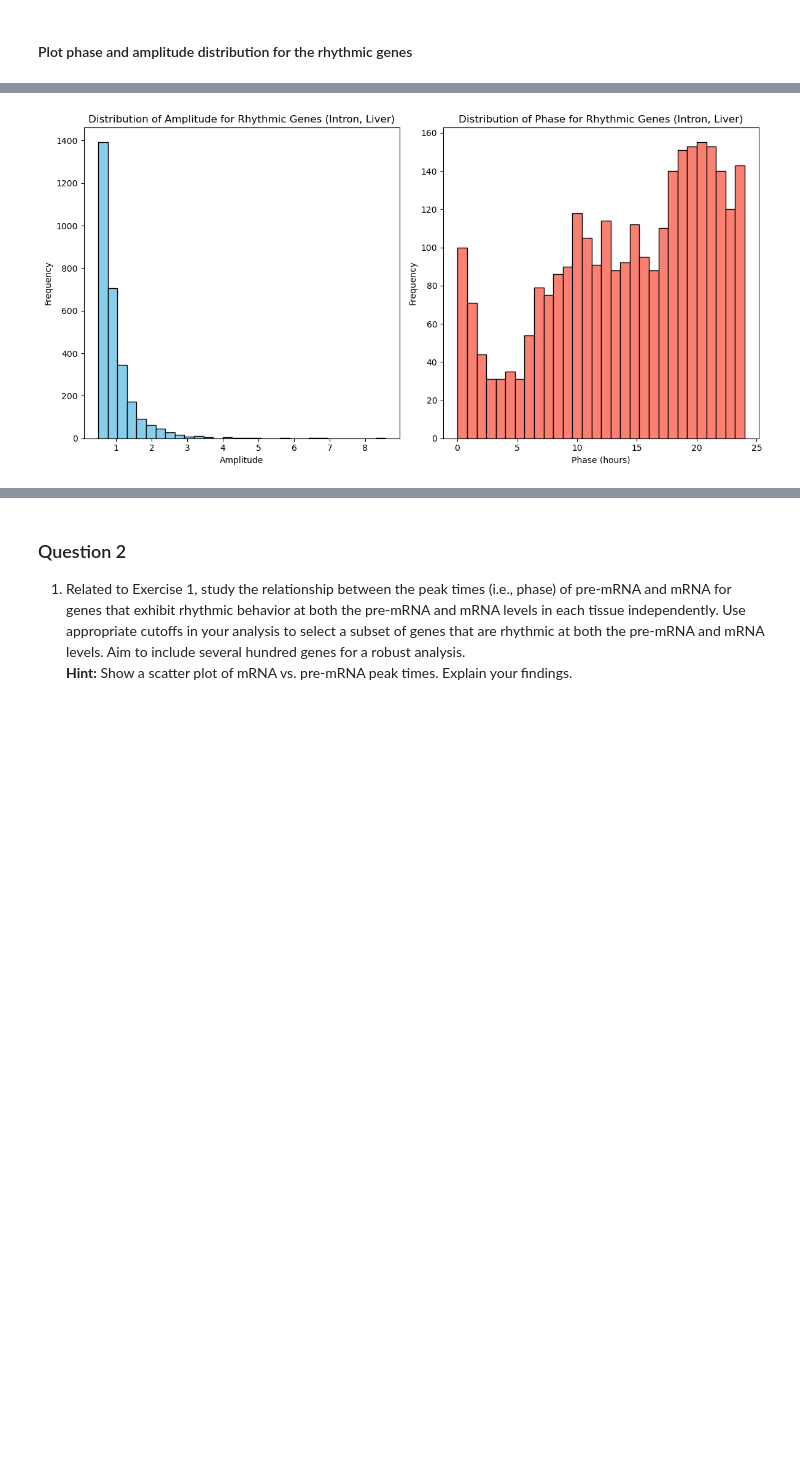
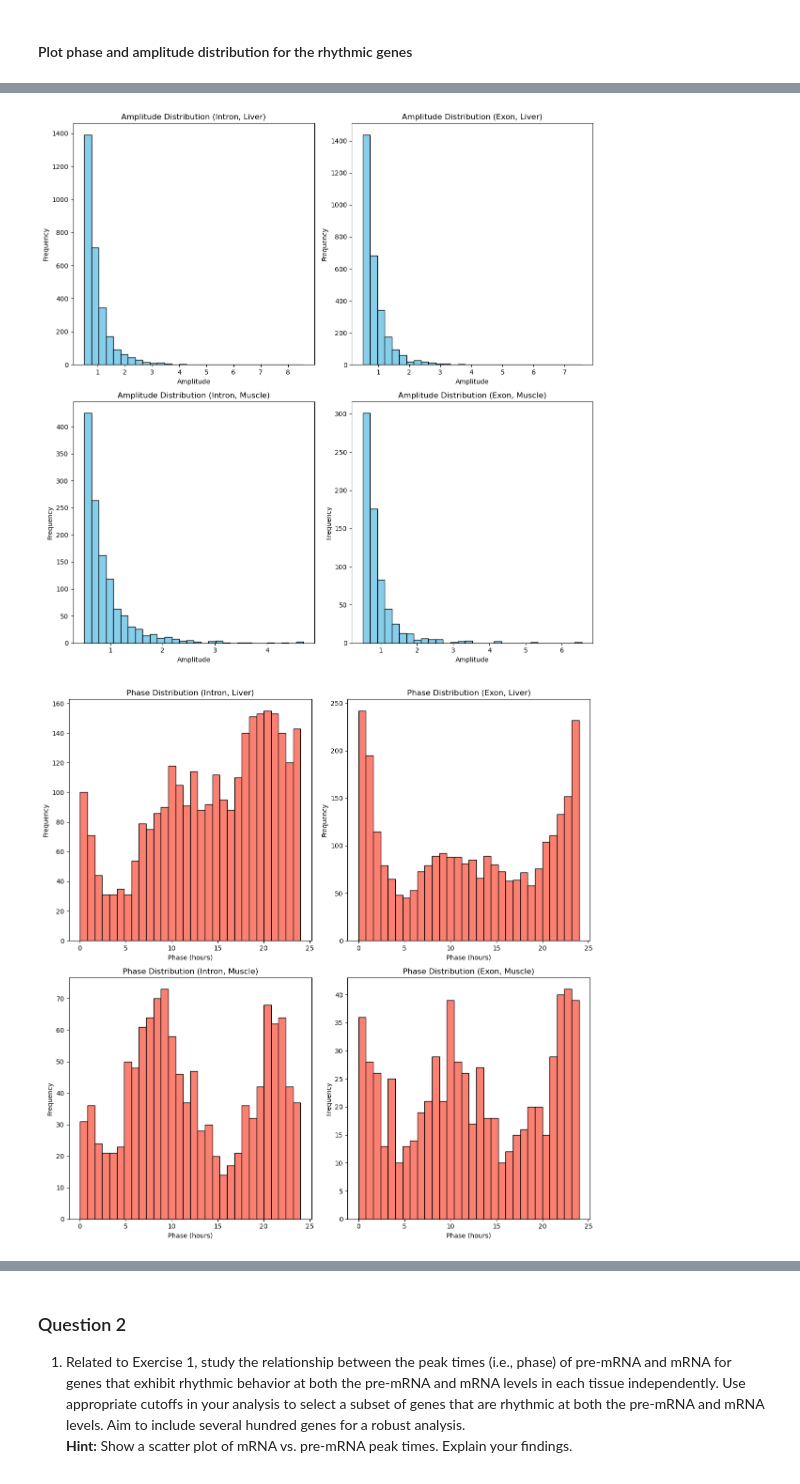
Before and after one commit to GregoirePachebat/group_18, a Jupyter notebook: Week11/Exercise_Week11_12_B_Exercises.ipynb, the cells around one changed output, grey strips where cells are left out. Drawn from its saved outputs; the diff is of its cells as text; code cells hidden in the pictures; blank space fills up the shorter version.

```diff
--- a/Week11/Exercise_Week11_12_B_Exercises.ipynb
+++ b/Week11/Exercise_Week11_12_B_Exercises.ipynb
@@ -374,7 +374,7 @@ results_exon_muscle = fit_harmo(dat_exon_muscle, time, T)
 #### Define the genes of interest
 # %%
 # Define the genes with significant gene expression rhythm in the liver
-gene_liver_intro = np.logical_and(results_intron_liver['q_val'] < 0.05, results_intron_liver['amp'] > 0.5))
+gene_liver_intro = np.logical_and(results_intron_liver['q_val'] < 0.05, results_intron_liver['amp'] > 0.5)
 gene_liver_exon = np.logical_and(results_exon_liver['q_val'] < 0.05, results_exon_liver['amp'] > 0.5)
 
 # Define the genes with significant gene expression rhythm in the muscle
@@ -391,24 +402,69 @@ results_intron_liver[gene_liver_intro].sort_values('amp', ascending=False)
 # %%
 # Filter the results for the genes of interest
-filtered_results = results_intron_liver[gene_liver_intro]
+filtered_results_liver_intron = results_intron_liver[gene_liver_intro]
+filtered_results_liver_exon = results_exon_liver[gene_liver_exon]
+filtered_results_muscle_intron = results_intron_muscle[gene_muscle_intro]
+filtered_results_muscle_exon = results_exon_muscle[gene_muscle_exon]
 
-# Plot amplitude
-plt.figure(figsize=(12, 6))
-plt.subplot(1, 2, 1)
-plt.hist(filtered_results['amp'], bins=30, color='skyblue', edgecolor='black')
+# Plot amplitude distributions
+plt.figure(figsize=(12, 12))
+plt.subplot(2, 2, 1)
+plt.hist(filtered_results_liver_intron['amp'], bins=30, color='skyblue', edgecolor='black')
 plt.xlabel('Amplitude')
 plt.ylabel('Frequency')
-plt.title('Distribution of Amplitude for Rhythmic Genes (Intron, Liver)')
+plt.title('Amplitude Distribution (Intron, Liver)')
 
-# Plot phase
-plt.subplot(1, 2, 2)
-plt.hist(filtered_results['phase'], bins=30, color='salmon', edgecolor='black')
-plt.xlabel('Phase (hours)')
+plt.subplot(2, 2, 2)
+plt.hist(filtered_results_liver_exon['amp'], bins=30, color='skyblue', edgecolor='black')
+plt.xlabel('Amplitude')
 plt.ylabel('Frequency')
-plt.title('Distribution of Phase for Rhythmic Genes (Intron, Liver)')
+plt.title('Amplitude Distribution (Exon, Liver)')
+
+plt.subplot(2, 2, 3)
+plt.hist(filtered_results_muscle_intron['amp'], bins=30, color='skyblue', edgecolor='black')
+plt.xlabel('Amplitude')
+plt.ylabel('Frequency')
+plt.title('Amplitude Distribution (Intron, Muscle)')
+
+plt.subplot(2, 2, 4)
+plt.hist(filtered_results_muscle_exon['amp'], bins=30, color='skyblue', edgecolor='black')
+plt.xlabel('Amplitude')
+plt.ylabel('Frequency')
+plt.title('Amplitude Distribution (Exon, Muscle)')
 
 plt.tight_layout()
 plt.show()
+
+# Plot phase distributions
+plt.figure(figsize=(12, 12))
+plt.subplot(2, 2, 1)
+plt.hist(filtered_results_liver_intron['phase'], bins=30, color='salmon', edgecolor='black')
+plt.xlabel('Phase (hours)')
+plt.ylabel('Frequency')
+plt.title('Phase Distribution (Intron, Liver)')
+
+plt.subplot(2, 2, 2)
+plt.hist(filtered_results_liver_exon['phase'], bins=30, color='salmon', edgecolor='black')
+plt.xlabel('Phase (hours)')
+plt.ylabel('Frequency')
+plt.title('Phase Distribution (Exon, Liver)')
+
+plt.subplot(2, 2, 3)
+plt.hist(filtered_results_muscle_intron['phase'], bins=30, color='salmon', edgecolor='black')
+plt.xlabel('Phase (hours)')
+plt.ylabel('Frequency')
+plt.title('Phase Distribution (Intron, Muscle)')
+
+plt.subplot(2, 2, 4)
+plt.hist(filtered_results_muscle_exon['phase'], bins=30, color='salmon', edgecolor='black')
+plt.xlabel('Phase (hours)')
+plt.ylabel('Frequency')
+plt.title('Phase Distribution (Exon, Muscle)')
+
+plt.tight_layout()
+plt.show()
+#
 # %% [output]
-[figure, old version]
+[figure, new version]
+[figure, added]
 # %% [markdown]
```
Also changed, not shown: parts of 4 cells of this notebook.
